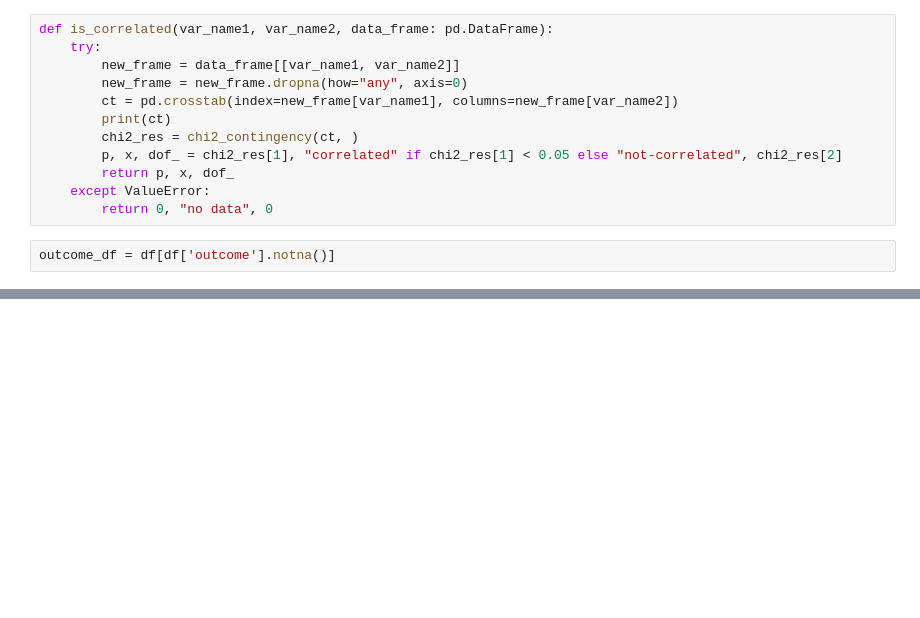
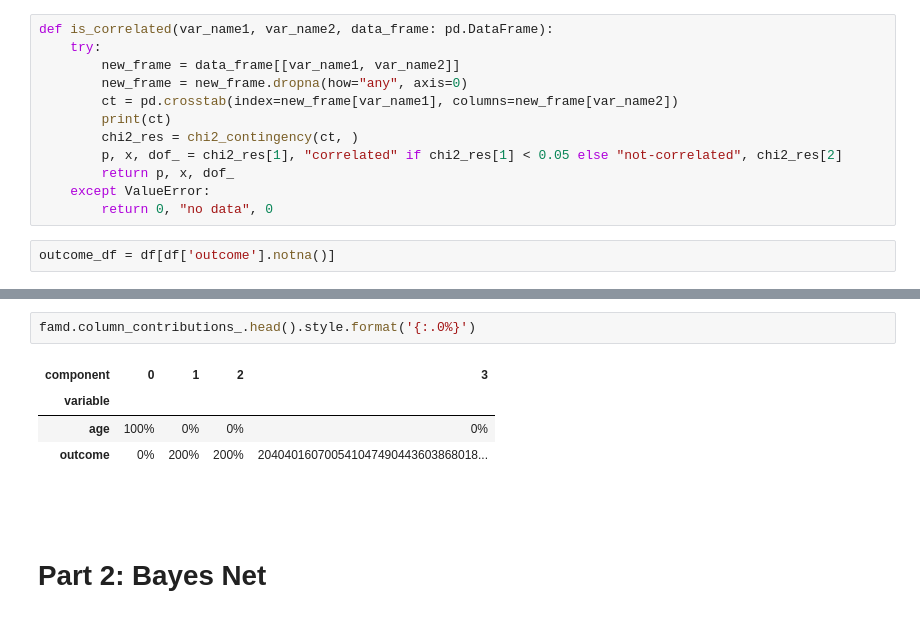
Before and after one commit to OrionVi1998/ai_project, a Jupyter notebook: notebooko.ipynb, the cells around one changed output, grey strips where cells are left out. Saved outputs shown, nothing was run; the diff lists cells and outputs as text; blank space fills up the shorter version.

Commit message:
Part 1

```diff
--- a/notebooko.ipynb
+++ b/notebooko.ipynb
@@ -327,0 +391,11 @@ outcome_df.head()
+# %%
+famd.column_contributions_.head().style.format('{:.0%}')
+# %% [output]
+| component | 0 | 1 | 2 | 3 |
+| variable |  |  |  |  |
+| age | 100% | 0% | 0% | 0% |
+| outcome | 0% | 200% | 200% | 204040160700541047490443603868018... |
+# %% [markdown]
+#
+# %% [markdown]
+# Part 2: Bayes Net
```
Also changed, not shown: parts of 20 cells of this notebook, 3 other files.
